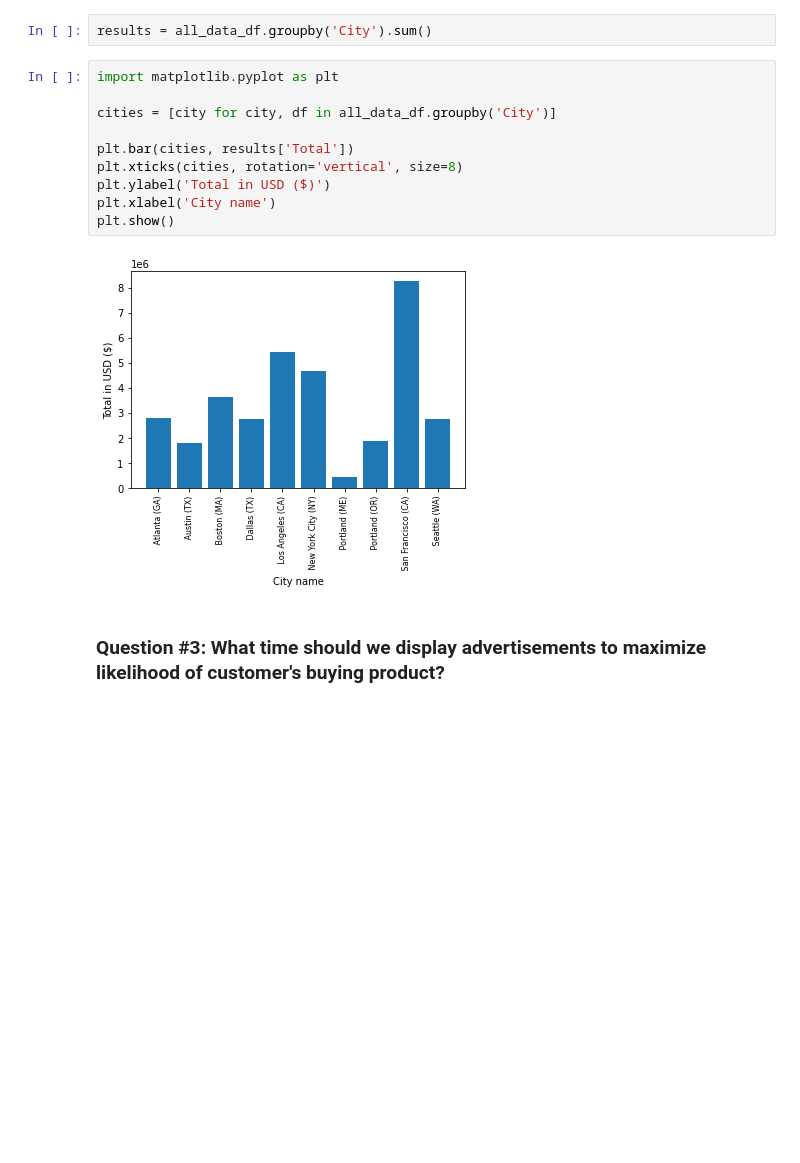
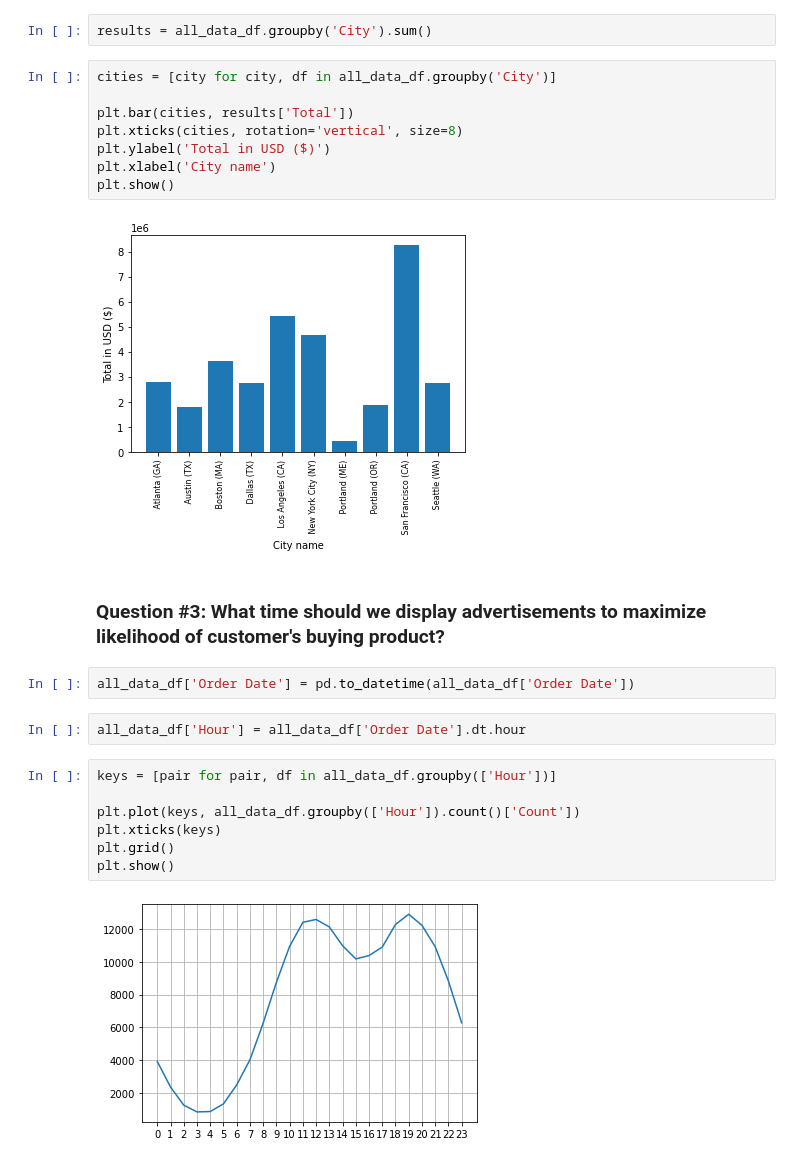
Before and after one commit to ricardonas/sales-analysis-pandas-notebook, a Jupyter notebook: Sales Analysis Notebook.ipynb, the cells around one changed output. Drawn from its saved outputs; the diff is of its cells as text; blank space fills up the shorter version.

```diff
--- a/Sales Analysis Notebook.ipynb
+++ b/Sales Analysis Notebook.ipynb
@@ -82,8 +74,6 @@ plt.show()
 # %%
 results = all_data_df.groupby('City').sum()
 # %%
-import matplotlib.pyplot as plt
-
 cities = [city for city, df in all_data_df.groupby('City')]
 
 plt.bar(cities, results['Total'])
@@ -95,3 +85,16 @@ plt.show()
 [figure]
 # %% [markdown]
 ### Question #3: What time should we display advertisements to maximize likelihood of customer's buying product?
+# %%
+all_data_df['Order Date'] = pd.to_datetime(all_data_df['Order Date'])
+# %%
+all_data_df['Hour'] = all_data_df['Order Date'].dt.hour
+# %%
+keys = [pair for pair, df in all_data_df.groupby(['Hour'])]
+
+plt.plot(keys, all_data_df.groupby(['Hour']).count()['Count'])
+plt.xticks(keys)
+plt.grid()
+plt.show()
+# %% [output]
+[figure, added]
```
Also changed, not shown: parts of 3 cells of this notebook.
